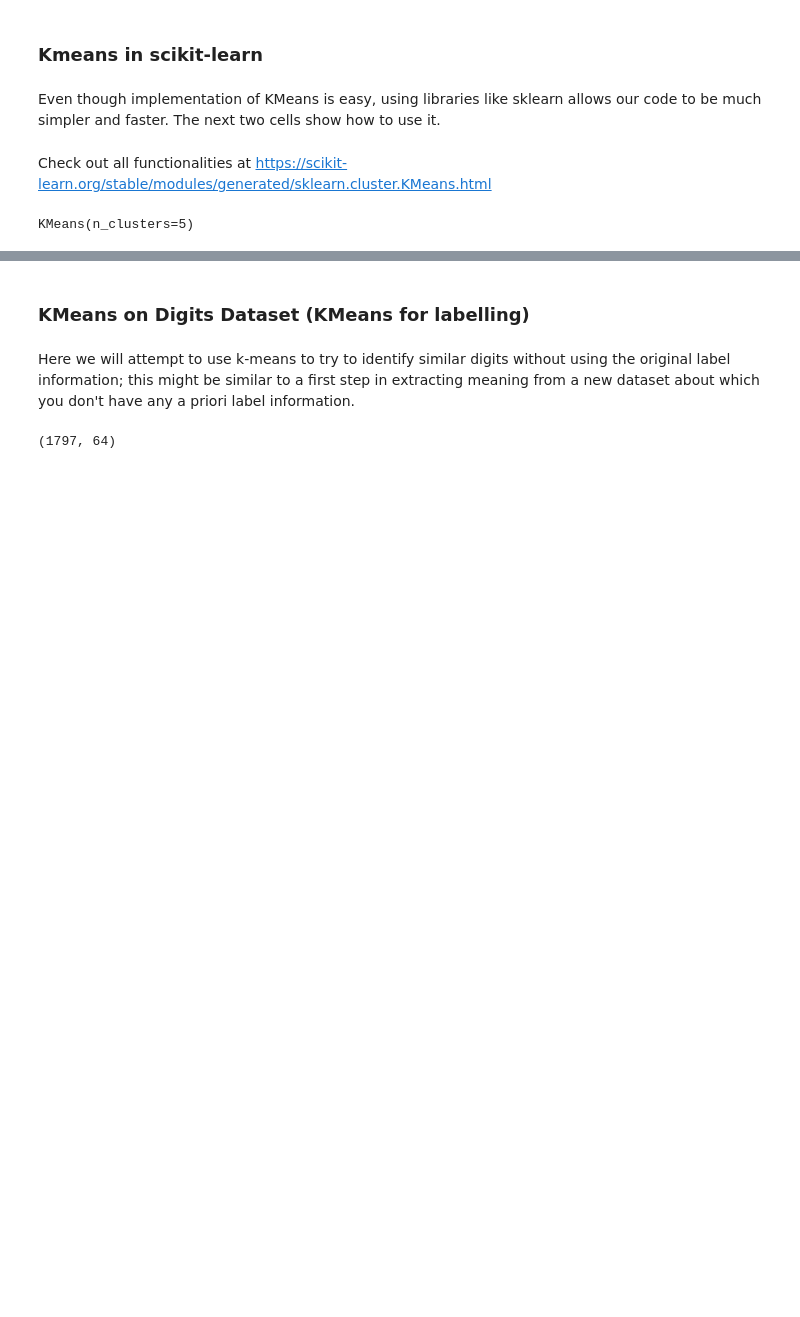
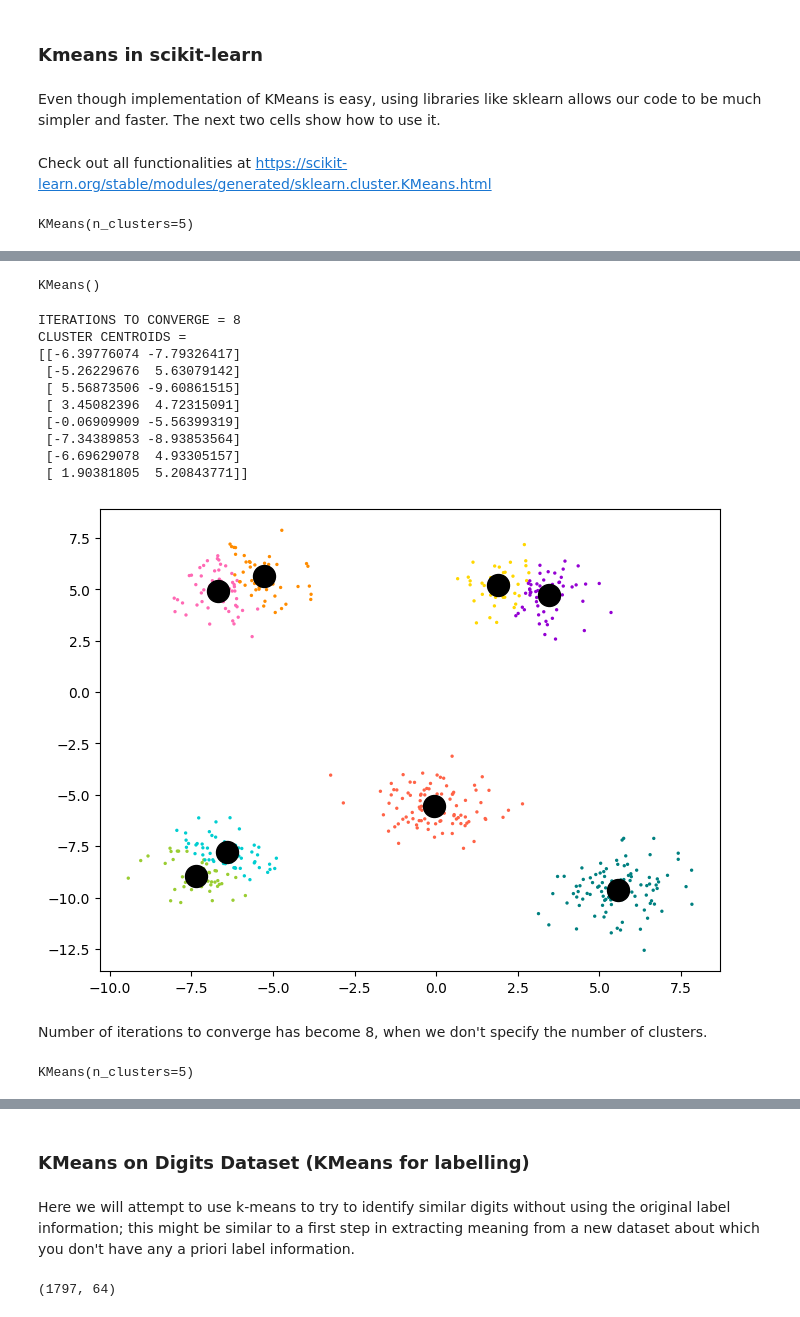
Before and after one commit to puranik1406/FMML_Projects-Labs, a Jupyter notebook: STP_AIML_Module_5_Lab_3_Clustering.ipynb, the cells around one changed output, grey strips where cells are left out. Drawn from its saved outputs; the diff is of its cells as text; code cells hidden in the pictures; blank space fills up the shorter version.

```diff
--- a/STP_AIML_Module_5_Lab_3_Clustering.ipynb
+++ b/STP_AIML_Module_5_Lab_3_Clustering.ipynb
@@ -282,0 +283,40 @@ CLUSTER CENTROIDS =
+# %%
+kmeans_demo = KMeans()
+kmeans_demo.fit(X)
+# %% [output]
+KMeans()
+# %%
+#Lets inspect the clustering model
+print("ITERATIONS TO CONVERGE = " + str(kmeans_demo.n_iter_))
+print("CLUSTER CENTROIDS = ")
+print(str(kmeans_demo.cluster_centers_))
+print()
+
+#using the colours we defined for the clusters at the start
+colors_toplot = []
+for label in kmeans_demo.labels_:
+  colors_toplot.append(color[label])
+
+plt.scatter(X[:,0], X[:, 1], c = colors_toplot, s=2)
+plt.scatter(kmeans_demo.cluster_centers_[:,0], kmeans_demo.cluster_centers_[:,1], c = 'black', s=250, marker = "o")
+plt.gcf().set_size_inches(8,6)
+plt.show()
+# %% [output]
+ITERATIONS TO CONVERGE = 8
+CLUSTER CENTROIDS =
+[[-6.39776074 -7.79326417]
+ [-5.26229676  5.63079142]
+ [ 5.56873506 -9.60861515]
+ [ 3.45082396  4.72315091]
+ [-0.06909909 -5.56399319]
+ [-7.34389853 -8.93853564]
+ [-6.69629078  4.93305157]
+ [ 1.90381805  5.20843771]]
+[figure, added]
+# %% [markdown]
+Number of iterations to converge has become 8, when we don't specify the number of clusters.
+# %%
+kmeans_demo = KMeans(n_clusters=5, init='k-means++')
+kmeans_demo.fit(X)
+# %% [output]
+KMeans(n_clusters=5)
```
Also changed, not shown: parts of 10 cells of this notebook.
